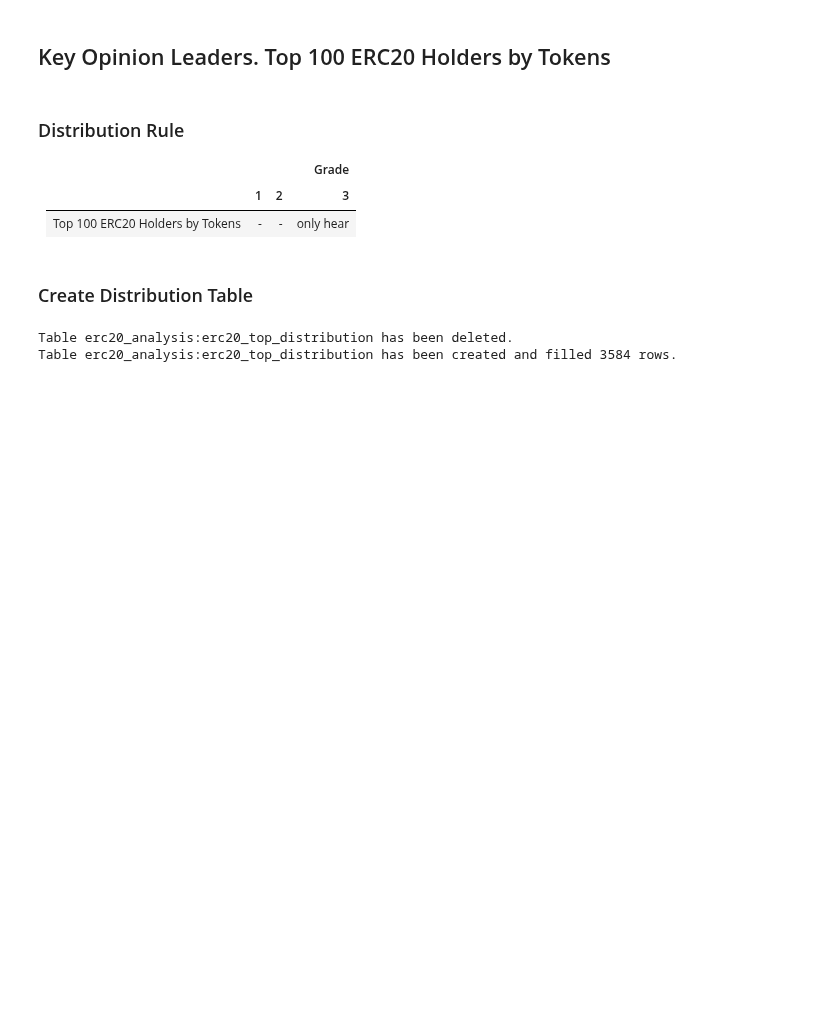
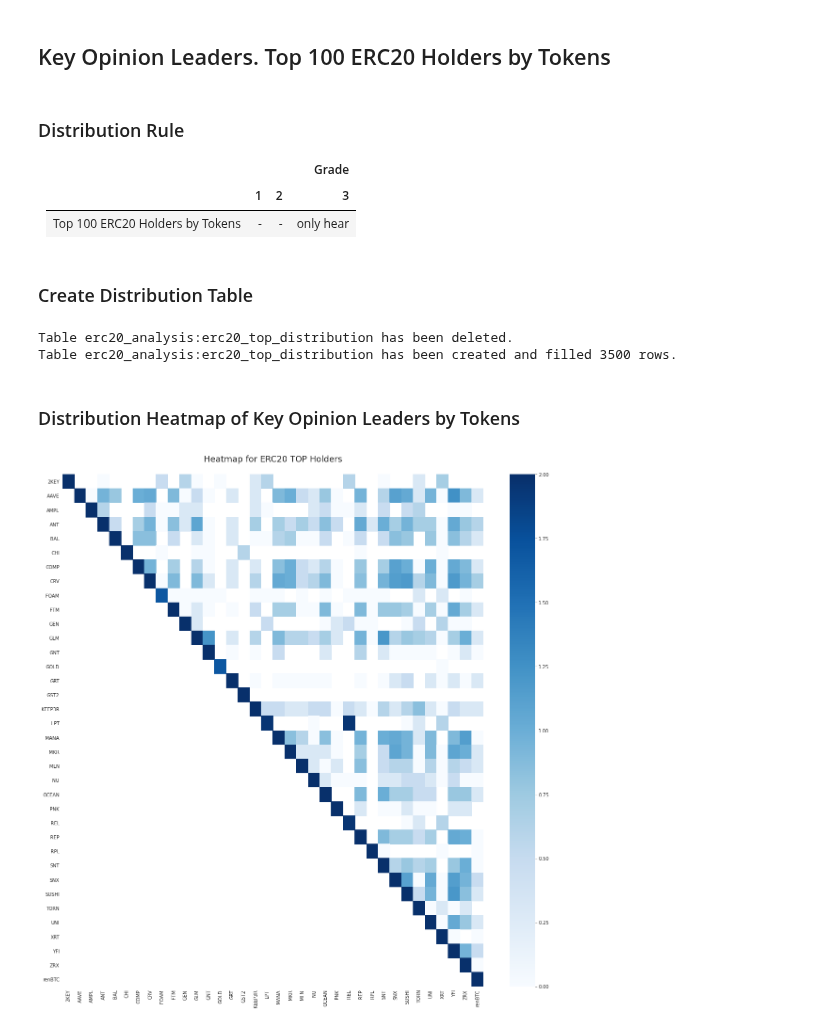
Before and after one commit to Snedashkovsky/cybergift, a Jupyter notebook: leaders__top_erc20_holders.ipynb, the cells around one changed output. Drawn from its saved outputs; the diff is of its cells as text; code cells hidden in the pictures; blank space fills up the shorter version.

```diff
--- a/leaders__top_erc20_holders.ipynb
+++ b/leaders__top_erc20_holders.ipynb
@@ -50,7 +50,7 @@ query_1 = f'''
             address,
             token_address,
             eth_balance,
-            RANK() OVER (PARTITION BY token_address ORDER BY eth_balance DESC) AS rank
+            ROW_NUMBER() OVER (PARTITION BY token_address ORDER BY eth_balance DESC) AS rank
         FROM `{PROJECT_ID}.{ERC20_ANALYSIS_DATASET_NAME}.{ERC20_BALANCES_TABLE_NAME}`
         WHERE balance > 0
         )
@@ -64,4 +64,43 @@ if CREATE_TABLES:
     create_table(query_1, ERC20_TOP_DISTRIBUTION_TABLE_NAME, dataset_name=ERC20_ANALYSIS_DATASET_NAME)
 # %% [output]
 Table erc20_analysis:erc20_top_distribution has been deleted.
-Table erc20_analysis:erc20_top_distribution has been created and filled 3584 rows.
+Table erc20_analysis:erc20_top_distribution has been created and filled 3500 rows.
+# %% [markdown]
+### Distribution Heatmap of Key Opinion Leaders by Tokens
+# %%
+query_2 = f'''
+    SELECT
+        ANY_VALUE(token_names) AS token_names,
+        count(address) AS address_count
+    FROM (
+        SELECT
+            address,
+            ARRAY_AGG(DISTINCT token_name) as token_names
+        FROM (
+            SELECT
+                address,
+                token_name
+            FROM (
+                SELECT
+                    address,
+                    token_address
+                FROM `{PROJECT_ID}.{ERC20_ANALYSIS_DATASET_NAME}.{ERC20_TOP_DISTRIBUTION_TABLE_NAME}`)
+            LEFT JOIN (
+                SELECT
+                    index as token_name,
+                    address as token_address
+                FROM `{PROJECT_ID}.{ERC20_ANALYSIS_DATASET_NAME}.{ERC20_TOKEN_METADATA_TABLE_NAME}`
+            )
+            USING (token_address)
+        )
+        GROUP BY address)
+    GROUP BY TO_JSON_STRING(token_names)
+'''
+
+top_holders_heatmap_distribution_df = get_df(query_2)
+# %%
+heatmap_from_df(top_holders_heatmap_distribution_df,
+                title='ERC20 TOP Holders Distribution by Tokens\n',
+                fig_size=20)
+# %% [output]
+[figure, added]
```
Also changed, not shown: parts of 1 cell of this notebook, 2 other files.
